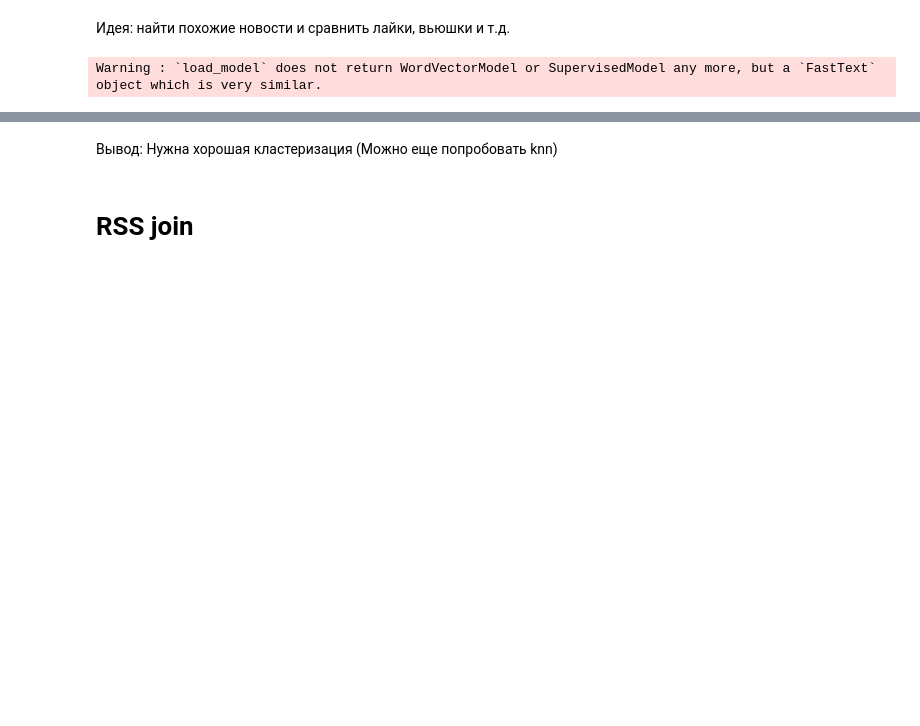
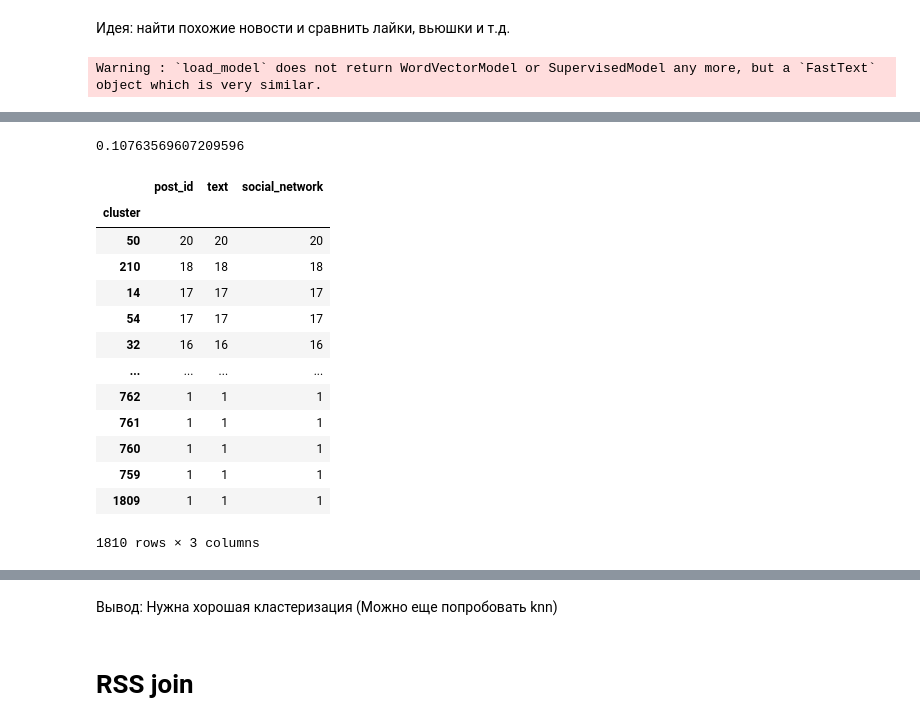
Before and after one commit to MADE-realtime/realtime_news, a Jupyter notebook: EDA/VkTgVis.ipynb, the cells around one changed output, grey strips where cells are left out. Drawn from its saved outputs; the diff is of its cells as text; code cells hidden in the pictures; blank space fills up the shorter version.

```diff
--- a/EDA/VkTgVis.ipynb
+++ b/EDA/VkTgVis.ipynb
@@ -128,13 +136,25 @@ emoji_pattern = re.compile(pattern = "["
         u"\U0001F1E0-\U0001F1FF"  # flags (iOS)
                            "]+", flags = re.UNICODE)
 
+
+rus_stopwords = stopwords.words('russian')
+mystem = Mystem()
+
 def prepare_text(text):
     text = re.sub(r'(https?://\S+)', ' ', text)
-    text = re.sub(r'/\n', ' ', text)
+    text = re.sub(r'\n', ' ', text)
     text = re.sub(r'\d', ' ', text)
     text = re.sub(emoji_pattern, ' ', text)
     text = re.sub(r'\s+', ' ', text)
-    text = text.translate(str.maketrans('', '', string.punctuation))
+    text = text.translate(str.maketrans('', '', string.punctuation)).lower()
+
+    tokens = mystem.lemmatize(text.lower())
+    tokens = [token for token in tokens if token not in rus_stopwords\
+              and token != " "
+             ]
+    text = " ".join(tokens)
+    text = re.sub(r'\n', ' ', text)
+    text = re.sub(r'\s+', ' ', text)
     return text
 # %%
 date = '2021-12-18'
@@ -151,6 +171,10 @@ text_clusters = cluster.AgglomerativeClustering(
     n_clusters=None,
     affinity='cosine',
     linkage='complete',
-    distance_threshold=0.1,
+    distance_threshold=0.09,
 ).fit_predict(text_emb)
+
+# text_clusters = cluster.KMeans(n_clusters=100, n_jobs=-1).fit_predict(text_emb)
+
+news_text['cluster'] = text_clusters
 # %% [output]
@@ -159 +183,24 @@ Wall time: 314 ms
+# %%
+metrics.silhouette_score(text_emb, text_clusters, metric='cosine')
+# %% [output]
+0.10763569607209596
+# %%
+cluster_stat = news_text.groupby('cluster').count()
+
+cluster_stat.sort_values('post_id', ascending=False)
+# %% [output]
+|  | post_id | text | social_network |
+| cluster |  |  |  |
+| 50 | 20 | 20 | 20 |
+| 210 | 18 | 18 | 18 |
+| 14 | 17 | 17 | 17 |
+| 54 | 17 | 17 | 17 |
+| 32 | 16 | 16 | 16 |
+| ... | ... | ... | ... |
+| 762 | 1 | 1 | 1 |
+| 761 | 1 | 1 | 1 |
+| 760 | 1 | 1 | 1 |
+| 759 | 1 | 1 | 1 |
+| 1809 | 1 | 1 | 1 |
+1810 rows × 3 columns
 # %%
```
Also changed, not shown: parts of 7 cells of this notebook, 4 other files.
